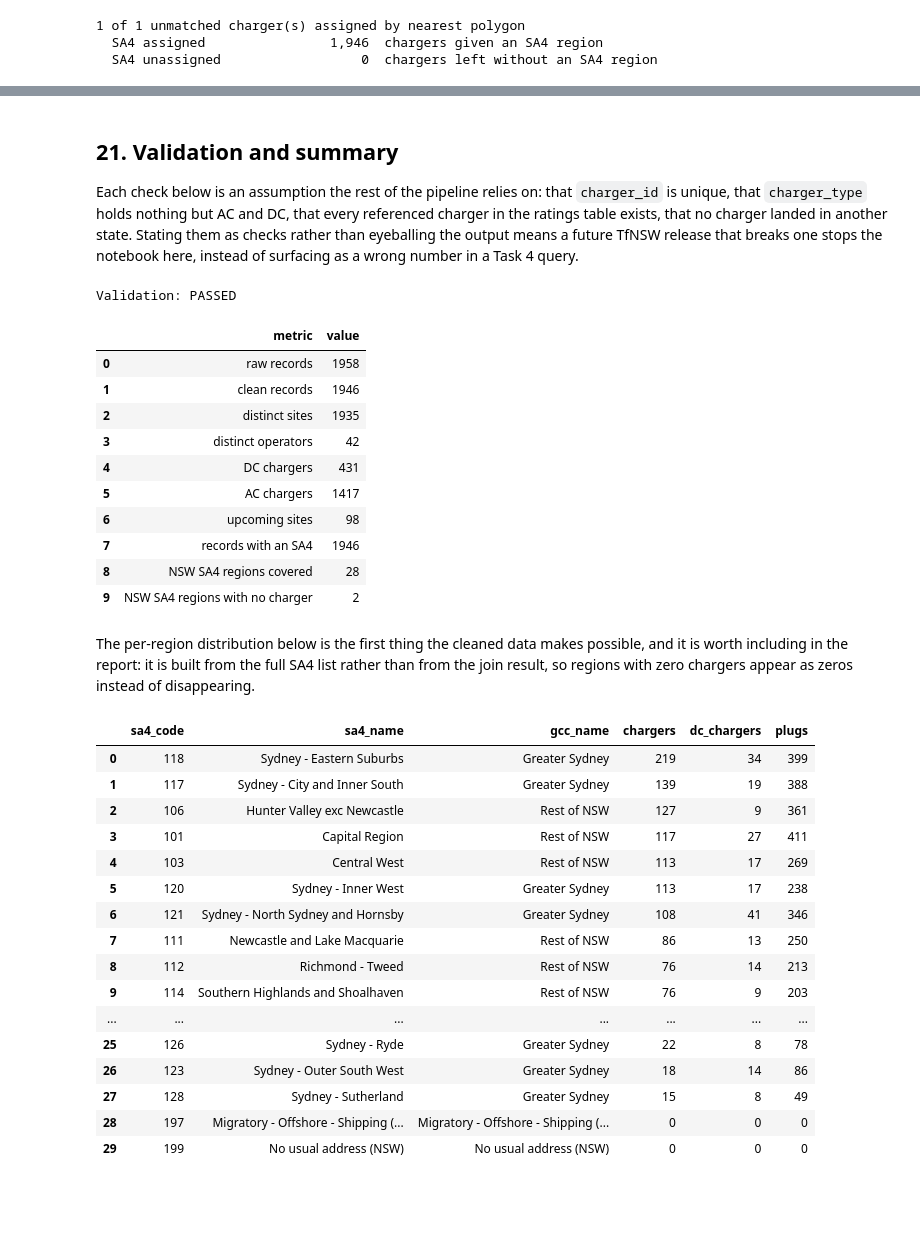
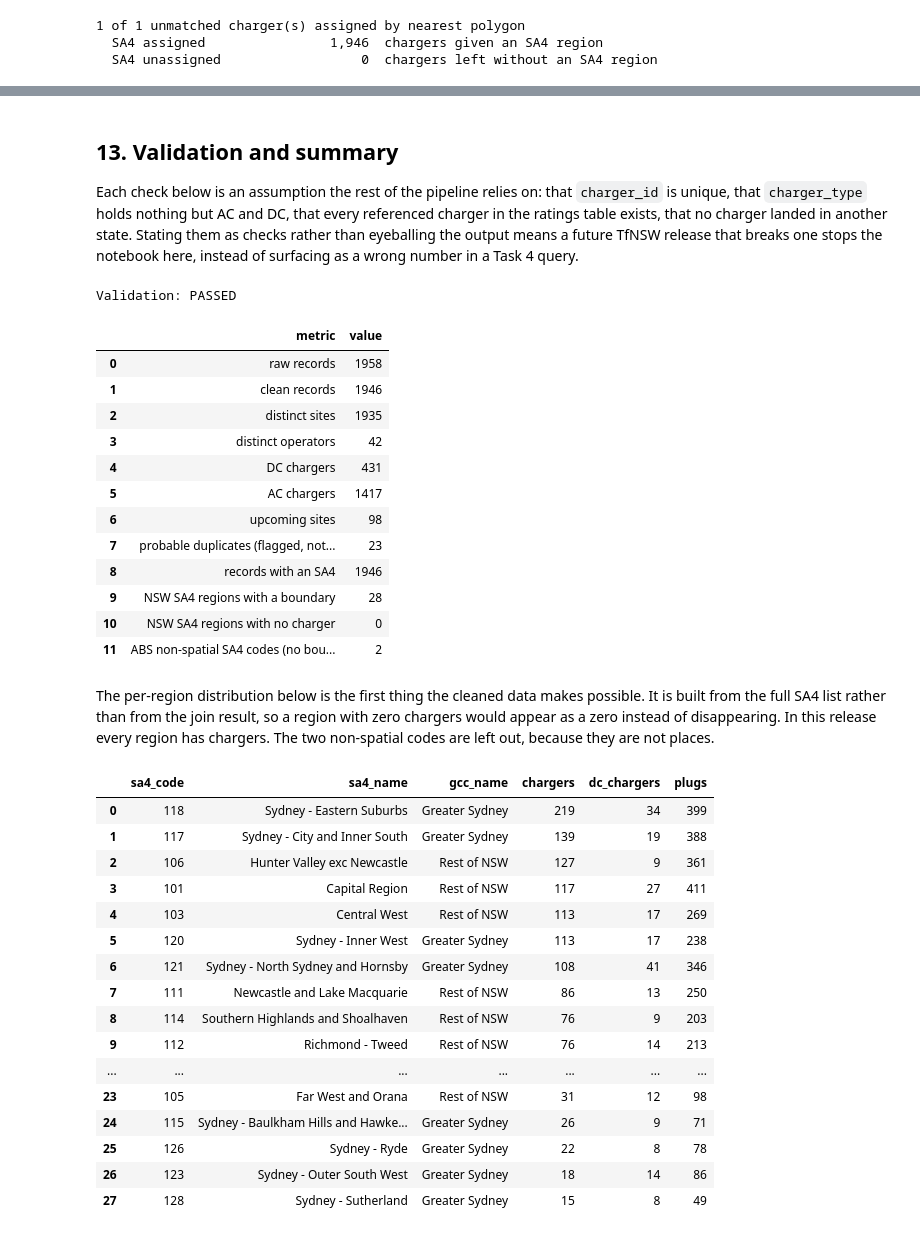
Before and after one commit to AtiwatL/COMP5339, a Jupyter notebook: 02_data_cleaning.ipynb, the cells around one changed output, grey strips where cells are left out. Drawn from its saved outputs; the diff is of its cells as text; code cells hidden in the pictures; blank space fills up the shorter version.

```diff
--- a/02_data_cleaning.ipynb
+++ b/02_data_cleaning.ipynb
@@ -1033,8 +89,0 @@ street line are the trustworthy parts.
-# %%
-for address in ev["Station_address"].sample(6, random_state=1):
-    print(repr(address))
-
-print("\nRecords whose locality is the placeholder 'Sydney':",
-      ev["Station_address"].str.contains(r",\s*Sydney\s*,", regex=True, na=False).sum())
-print("Records containing an embedded newline:            ",
-      ev["Station_address"].str.contains("\n", na=False).sum())
@@ -1515,13 +348,15 @@ OPERATOR_CANONICAL = {
     "viva energy australia": "Viva Energy Australia",
 }
 
-# Deliberately NOT merged - these justifications belong in the report:
+# Deliberately NOT merged:
 #   'Charge Hub' vs 'Charge OS'                          unrelated companies
 #   'Porsche Destination Charging' vs
 #   'Porsche Smart Mobility'                             two distinct programmes
 # Truncations that cannot be resolved without an external source are flagged
-# rather than guessed at:
-UNRESOLVED_TRUNCATIONS = {"university of"}
+# rather than guessed at. 'Viva Energy A' and 'PLUS ES Manag' are repaired
+# above because their full forms also appear in this release; these three
+# have no full form anywhere in it:
+UNRESOLVED_TRUNCATIONS = {"university of", "energy austra", "fast cities a"}
 
 
 def canonical_operator(value):
@@ -2245,14 +1252,18 @@ df = df.merge(sa4_lookup, on="charger_id", how="left", validate="one_to_one")
 # A join result alone can only ever show regions that already have one.
 sa4_regions_nsw = con.execute("""
     SELECT sa4_code, sa4_name, gcc_code, gcc_name, state_name,
-           ROUND(area_sqkm, 1) AS area_sqkm
+           ROUND(area_sqkm, 1) AS area_sqkm,
+           geom IS NOT NULL AS has_boundary    -- FALSE for the ABS non-spatial codes
     FROM sa4
     WHERE state_name = 'New South Wales'
     ORDER BY sa4_code
 """).df()
 
-print(f"{len(sa4_regions_nsw)} NSW SA4 regions; "
-      f"{df['sa4_code'].nunique()} of them contain at least one charger")
+with_boundary = sa4_regions_nsw["has_boundary"]
+print(f"{len(sa4_regions_nsw)} NSW SA4 codes: {with_boundary.sum()} regions with a boundary and "
+      f"{(~with_boundary).sum()} ABS non-spatial codes "
+      f"({', '.join(sa4_regions_nsw.loc[~with_boundary, 'sa4_name'])})")
+print(f"{df['sa4_code'].nunique()} of the {with_boundary.sum()} regions contain at least one charger")
 df[["charger_id", "operator", "charger_type", "latitude", "longitude",
     "sa4_code", "sa4_name", "sa4_match_method"]].head()
 # %% [output]
@@ -2265,7 +1277,7 @@ df[["charger_id", "operator", "charger_type", "latitude", "longitude",
 | 4 | 5 | Tesla | AC | -28.641819 | 153.613633 | 112 | Richmond - Tweed | point-in-polygon |
 # %% [markdown]
 <a id="t2-validate"></a>
-## 21. Validation and summary
+## 13. Validation and summary
 
 Each check below is an assumption the rest of the pipeline relies on: that `charger_id` is unique,
 that `charger_type` holds nothing but AC and DC, that every referenced charger in the ratings table
@@ -2291,6 +1303,12 @@ if not bool(df["latitude"].dropna().between(*NSW_LAT_RANGE).all()):
 if not bool(power_ratings["charger_id"].isin(df["charger_id"]).all()):
     problems.append("power_ratings references an unknown charger_id")
 
+duplicate_targets = probable_duplicates["duplicate_of"]
+if not duplicate_targets.isin(df["charger_id"]).all():
+    problems.append("a probable duplicate points to an unknown charger_id")
+if duplicate_targets.isin(probable_duplicates["charger_id"]).any():
+    problems.append("a representative record is itself flagged as a duplicate")
+
 off_state = df.loc[df["state_name"].notna() & (df["state_name"] != "New South Wales")]
 if len(off_state):
     problems.append(f"{len(off_state)} charger(s) matched an SA4 outside NSW")
@@ -2303,15 +1321,18 @@ summary = pd.DataFrame({
     "metric": [
         "raw records", "clean records", "distinct sites", "distinct operators",
         "DC chargers", "AC chargers", "upcoming sites",
-        "records with an SA4", "NSW SA4 regions covered",
-        "NSW SA4 regions with no charger",
+        "probable duplicates (flagged, not merged)",
+        "records with an SA4", "NSW SA4 regions with a boundary",
+        "NSW SA4 regions with no charger", "ABS non-spatial SA4 codes (no boundary)",
     ],
     "value": [
         len(raw), len(df), df["site_id"].nunique(), df["operator"].nunique(),
         int((df["charger_type"] == "DC").sum()), int((df["charger_type"] == "AC").sum()),
         int((df["charger_status"] == "Upcoming").sum()),
-        int(df["sa4_code"].notna().sum()), int(df["sa4_code"].nunique()),
-        int(len(sa4_regions_nsw) - df["sa4_code"].nunique()),
+        int(df["probable_duplicate_flag"].sum()),
+        int(df["sa4_code"].notna().sum()), int(with_boundary.sum()),
+        int((~sa4_regions_nsw.loc[with_boundary, "sa4_code"].isin(df["sa4_code"])).sum()),
+        int((~with_boundary).sum()),
     ],
 })
 summary
@@ -2325,47 +1346,50 @@ Validation: PASSED
 | 4 | DC chargers | 431 |
 | 5 | AC chargers | 1417 |
 | 6 | upcoming sites | 98 |
-| 7 | records with an SA4 | 1946 |
-| 8 | NSW SA4 regions covered | 28 |
-| 9 | NSW SA4 regions with no charger | 2 |
+| 7 | probable duplicates (flagged, not... | 23 |
+| 8 | records with an SA4 | 1946 |
+| 9 | NSW SA4 regions with a boundary | 28 |
+| 10 | NSW SA4 regions with no charger | 0 |
+| 11 | ABS non-spatial SA4 codes (no bou... | 2 |
 # %% [markdown]
-The per-region distribution below is the first thing the cleaned data makes possible, and it is
-worth including in the report: it is built from the full SA4 list rather than from the join result,
-so regions with zero chargers appear as zeros instead of disappearing.
+The per-region distribution below is the first thing the cleaned data makes possible. It is built
+from the full SA4 list rather than from the join result,
+so a region with zero chargers would appear as a zero instead of disappearing. In this release
+every region has chargers. The two non-spatial codes are left out, because they are not places.
 # %%
 chargers_by_sa4 = (
-    sa4_regions_nsw[["sa4_code", "sa4_name", "gcc_name"]]
+    sa4_regions_nsw.loc[sa4_regions_nsw["has_boundary"], ["sa4_code", "sa4_name", "gcc_name"]]
     .merge(
         df.groupby("sa4_code")
           .agg(chargers=("charger_id", "count"),
                dc_chargers=("charger_type", lambda s: int((s == "DC").sum())),
                plugs=("number_of_plugs", "sum"))
           .reset_index(),
         on="sa4_code", how="left",
     )
     .fillna({"chargers": 0, "dc_chargers": 0, "plugs": 0})
     .astype({"chargers": int, "dc_chargers": int, "plugs": int})
     .sort_values("chargers", ascending=False)
     .reset_index(drop=True)
 )
 chargers_by_sa4
 # %% [output]
 |  | sa4_code | sa4_name | gcc_name | chargers | dc_chargers | plugs |
 | 0 | 118 | Sydney - Eastern Suburbs | Greater Sydney | 219 | 34 | 399 |
 | 1 | 117 | Sydney - City and Inner South | Greater Sydney | 139 | 19 | 388 |
 | 2 | 106 | Hunter Valley exc Newcastle | Rest of NSW | 127 | 9 | 361 |
 | 3 | 101 | Capital Region | Rest of NSW | 117 | 27 | 411 |
 | 4 | 103 | Central West | Rest of NSW | 113 | 17 | 269 |
 | 5 | 120 | Sydney - Inner West | Greater Sydney | 113 | 17 | 238 |
 | 6 | 121 | Sydney - North Sydney and Hornsby | Greater Sydney | 108 | 41 | 346 |
 | 7 | 111 | Newcastle and Lake Macquarie | Rest of NSW | 86 | 13 | 250 |
-| 8 | 112 | Richmond - Tweed | Rest of NSW | 76 | 14 | 213 |
-| 9 | 114 | Southern Highlands and Shoalhaven | Rest of NSW | 76 | 9 | 203 |
+| 8 | 114 | Southern Highlands and Shoalhaven | Rest of NSW | 76 | 9 | 203 |
+| 9 | 112 | Richmond - Tweed | Rest of NSW | 76 | 14 | 213 |
 | ... | ... | ... | ... | ... | ... | ... |
+| 23 | 105 | Far West and Orana | Rest of NSW | 31 | 12 | 98 |
+| 24 | 115 | Sydney - Baulkham Hills and Hawke... | Greater Sydney | 26 | 9 | 71 |
 | 25 | 126 | Sydney - Ryde | Greater Sydney | 22 | 8 | 78 |
 | 26 | 123 | Sydney - Outer South West | Greater Sydney | 18 | 14 | 86 |
 | 27 | 128 | Sydney - Sutherland | Greater Sydney | 15 | 8 | 49 |
-| 28 | 197 | Migratory - Offshore - Shipping (... | Migratory - Offshore - Shipping (... | 0 | 0 | 0 |
-| 29 | 199 | No usual address (NSW) | No usual address (NSW) | 0 | 0 | 0 |
 # %% [markdown]
 <a id="t2-outputs"></a>
```
Also changed, not shown: parts of 73 cells of this notebook, 16 other files.
